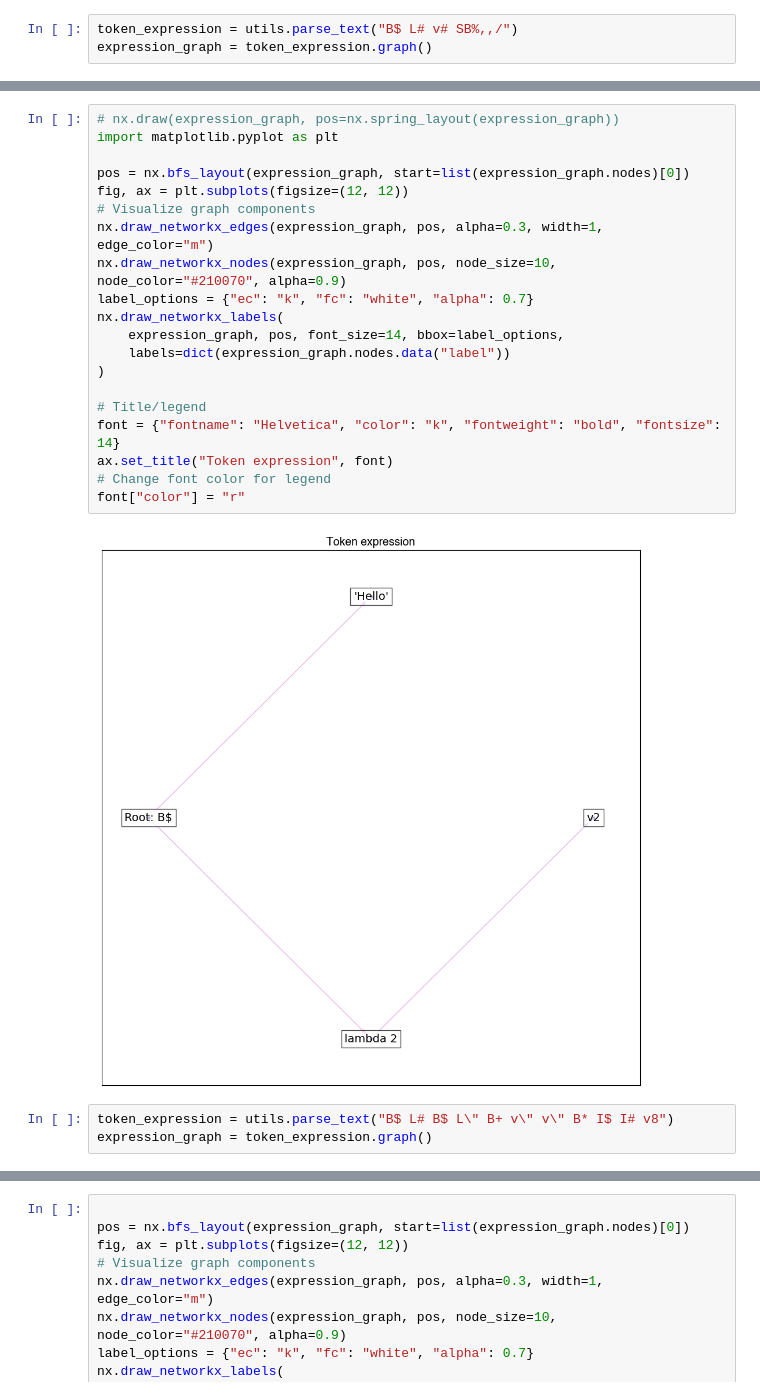
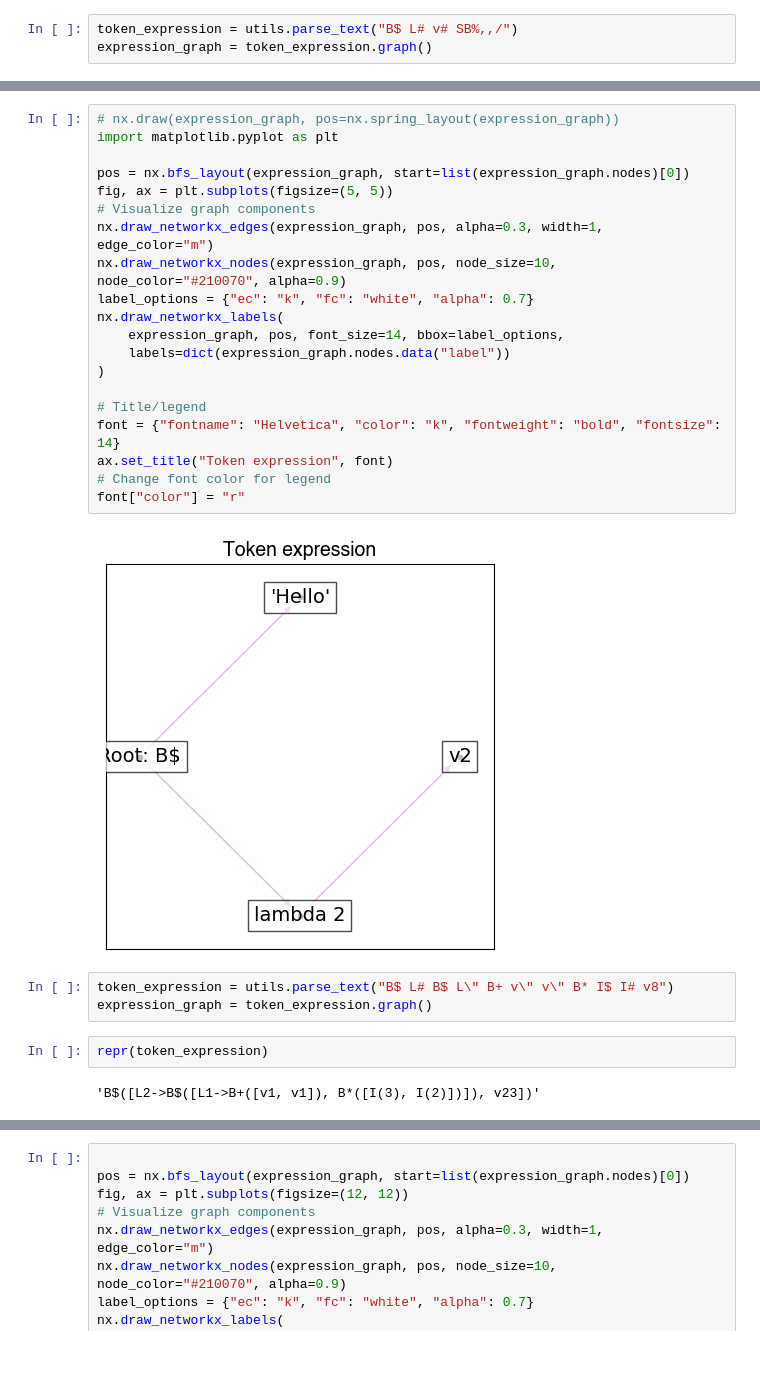
Before and after one commit to Lyrical-Tokarev/icfpc2024, a Jupyter notebook: notebooks/test_expressions.ipynb, the cells around one changed output, grey strips where cells are left out. Cells and saved outputs as stored; diff of their text form; blank space fills up the shorter version.

```diff
--- a/notebooks/test_expressions.ipynb
+++ b/notebooks/test_expressions.ipynb
@@ -46,27 +380,31 @@ B$ L# SB%,,/ SB%,,/
 # %%
 # nx.draw(expression_graph, pos=nx.spring_layout(expression_graph))
 import matplotlib.pyplot as plt
 
 pos = nx.bfs_layout(expression_graph, start=list(expression_graph.nodes)[0])
-fig, ax = plt.subplots(figsize=(12, 12))
+fig, ax = plt.subplots(figsize=(5, 5))
 # Visualize graph components
 nx.draw_networkx_edges(expression_graph, pos, alpha=0.3, width=1, edge_color="m")
 nx.draw_networkx_nodes(expression_graph, pos, node_size=10, node_color="#210070", alpha=0.9)
 label_options = {"ec": "k", "fc": "white", "alpha": 0.7}
 nx.draw_networkx_labels(
     expression_graph, pos, font_size=14, bbox=label_options,
     labels=dict(expression_graph.nodes.data("label"))
 )
 
 # Title/legend
 font = {"fontname": "Helvetica", "color": "k", "fontweight": "bold", "fontsize": 14}
 ax.set_title("Token expression", font)
 # Change font color for legend
 font["color"] = "r"
 # %% [output]
-[figure, old version]
+[figure, new version]
 # %%
 token_expression = utils.parse_text("B$ L# B$ L\" B+ v\" v\" B* I$ I# v8")
 expression_graph = token_expression.graph()
+# %%
+repr(token_expression)
+# %% [output]
+'B$([L2->B$([L1->B+([v1, v1]), B*([I(3), I(2)])]), v23])'
 # %%
 print(str(token_expression))
```
Also changed, not shown: parts of 37 cells of this notebook, 1 other file.
